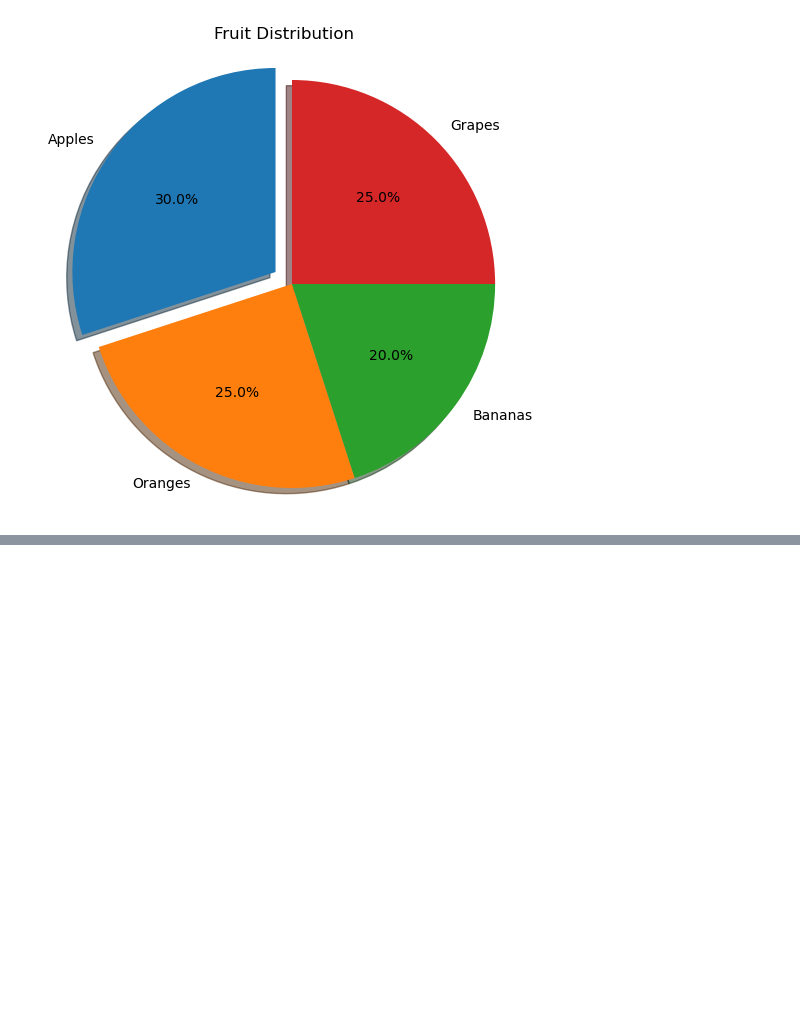
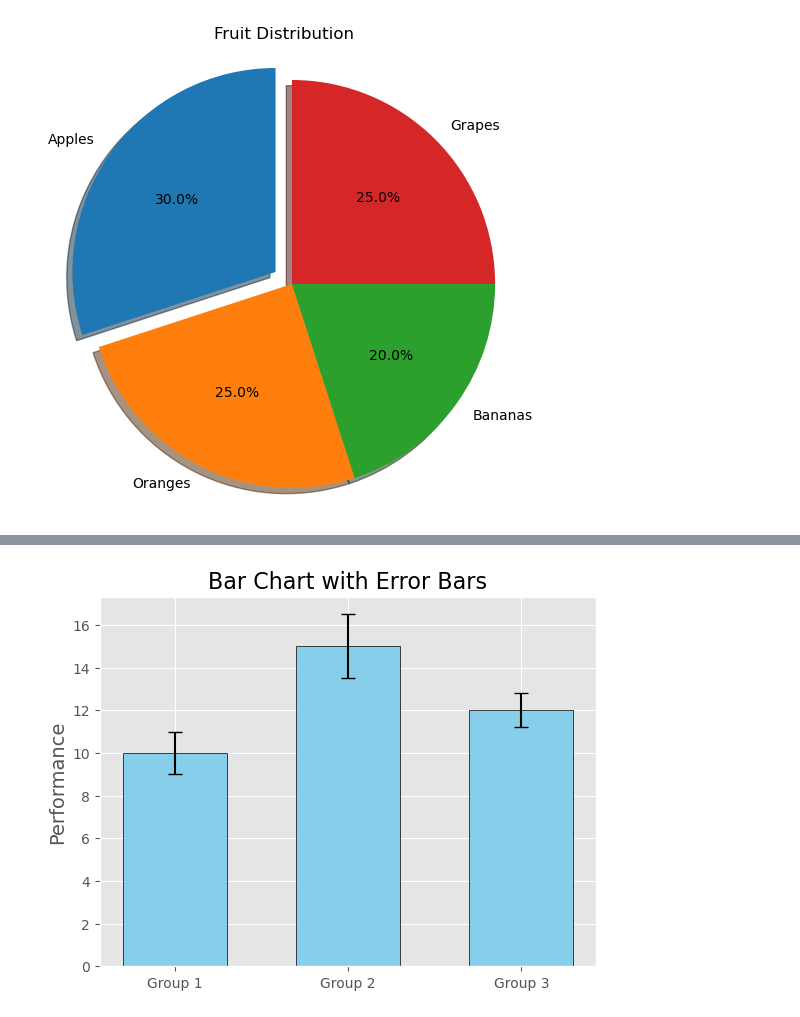
Before and after one commit to xiyaoyuanya/wangyuan, a Jupyter notebook: matplotlib可视化学习.ipynb, the cells around one changed output, grey strips where cells are left out. Saved outputs shown, nothing was run; the diff lists cells and outputs as text; code cells hidden in the pictures; blank space fills up the shorter version.

```diff
--- a/matplotlib可视化学习.ipynb
+++ b/matplotlib可视化学习.ipynb
@@ -82,0 +126,31 @@ plt.show()
+# %%
+# 使用样式表
+plt.style.use('ggplot')
+
+# 自定义样式参数
+plt.rcParams.update({
+    'font.size': 12,
+    'axes.titlesize': 16,
+    'axes.labelsize': 14,
+    'xtick.labelsize': 10,
+    'ytick.labelsize': 10
+})
+
+# 示例：带误差棒的柱状图
+x = [1, 2, 3]
+y = [10, 15, 12]
+y_err = [1, 1.5, 0.8]
+
+plt.bar(x, y,
+       yerr=y_err,
+       capsize=5,
+       width=0.6,
+       color='skyblue',
+       edgecolor='black')
+
+plt.xticks(x, ['Group 1', 'Group 2', 'Group 3'])
+plt.ylabel('Performance')
+plt.title("Bar Chart with Error Bars")
+plt.show()
+# %% [output]
+[figure, added]
```
Also changed, not shown: parts of 10 cells of this notebook, 2 other files.
